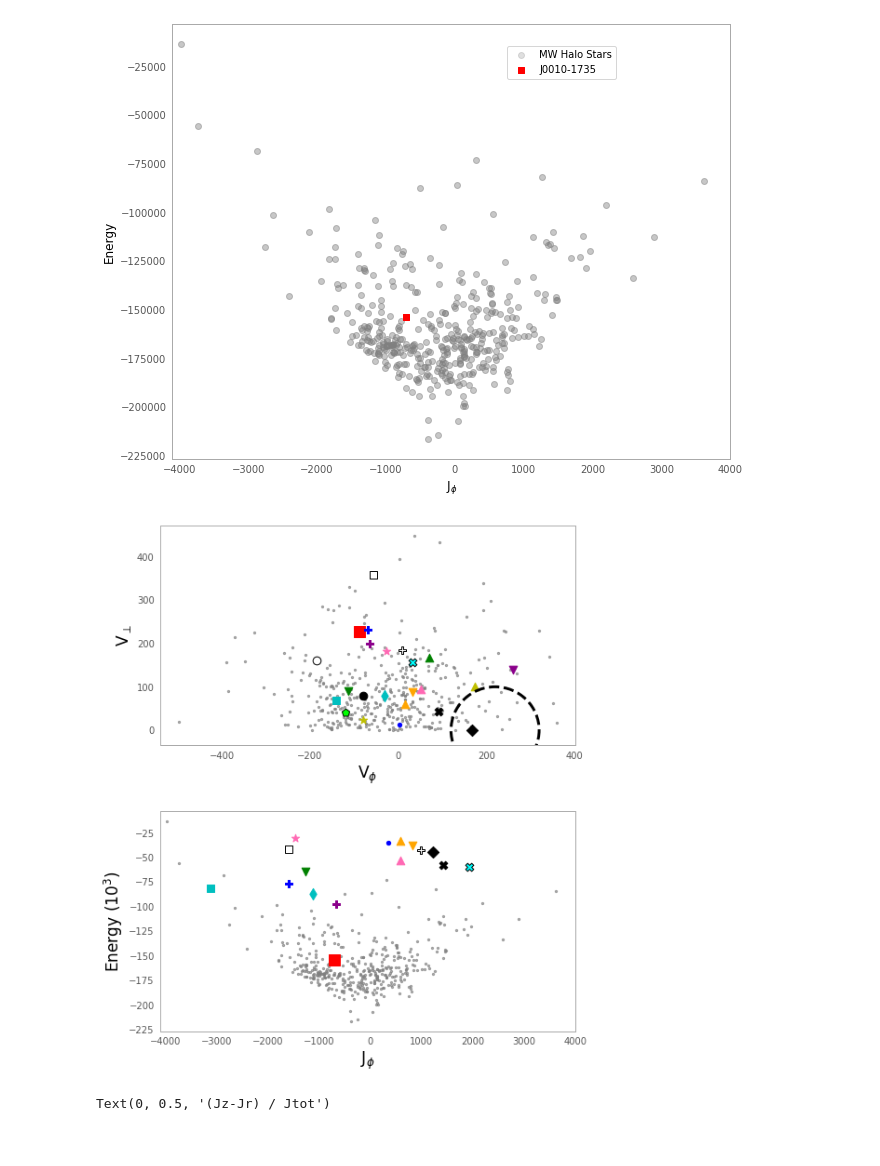
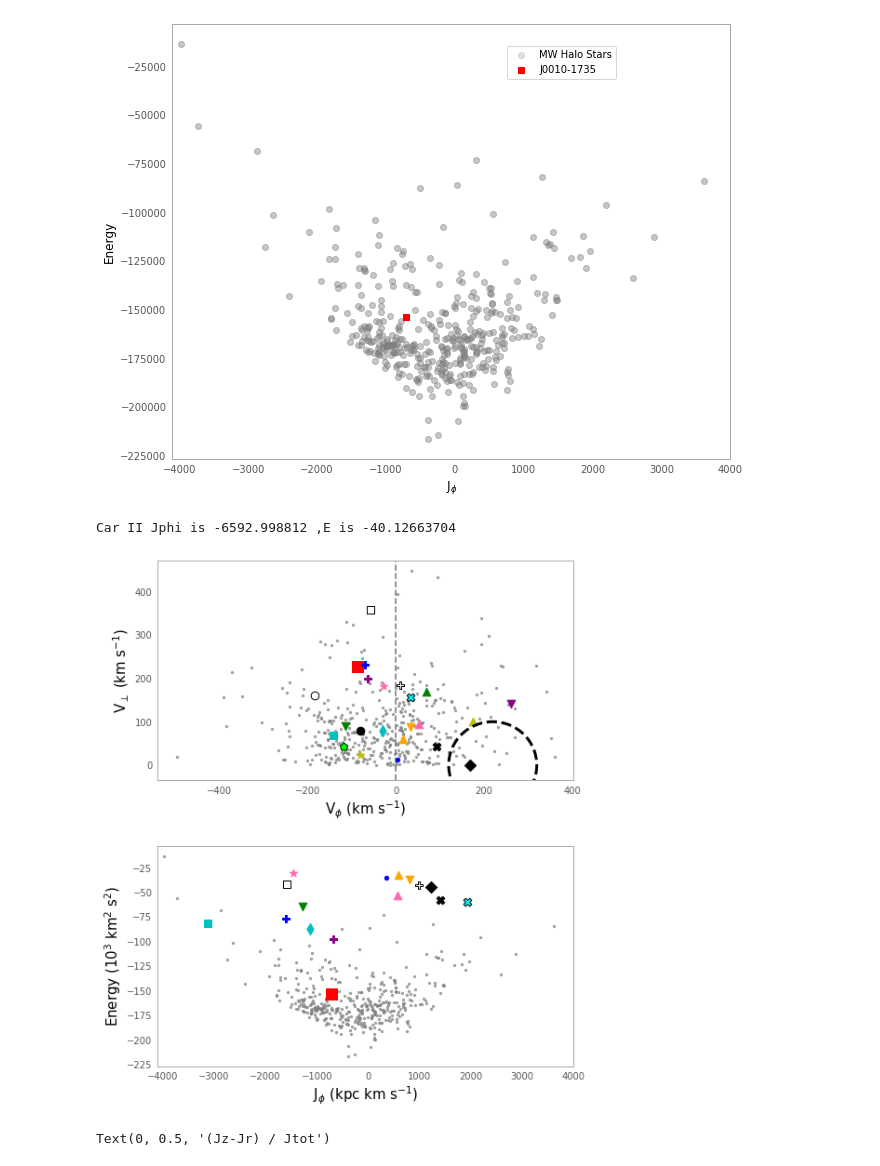
Before and after one commit to zoehackshaw/J0010-1735, a Jupyter notebook: Galactocentric Velocities.ipynb, the cells around one changed output. Saved outputs shown, nothing was run; the diff lists cells and outputs as text; code cells hidden in the pictures.

```diff
--- a/Galactocentric Velocities.ipynb
+++ b/Galactocentric Velocities.ipynb
@@ -384,10 +386,11 @@ axs[0].scatter(ufd['x'][19], ufdvxz[19], s=size, color='darkmagenta', marker='v'
 axs[0].scatter(ufd['x'][20], ufdvxz[20], s=size, color='darkmagenta', marker='P')
 axs[0].scatter(ufd['x'][21], ufdvxz[21], s=size, color='cyan', marker='X',edgecolors='black') #ursa minor
 axs[0].scatter(ufd['x'][22], ufdvxz[22], s=size, color='lime',marker='p',edgecolors='black') #ursa major
+axs[0].axvline(x=0,color='grey', linestyle='--',zorder=-1)
 axs[0].add_artist(circle)
 axs[0].grid(b=None)
-axs[0].set_xlabel(r"V$_{\phi}$",fontsize=17)
-axs[0].set_ylabel(r"V$_{\perp}$",fontsize=17)
+axs[0].set_xlabel(r"V$_{\phi}$ (km s$^{-1}$)",fontsize=15)
+axs[0].set_ylabel(r"V$_{\perp}$ (km s$^{-1}$)",fontsize=15)
 
 energy=data1['energy']/1000
 axs[1].scatter(data1['j_phi'], energy,color='grey',alpha=0.4,s=5,label='MW Halo Stars')
@@ -399,7 +402,8 @@ axs[1].scatter(ufd['x'][2],ufdvxz[2], s=size, color='black',marker='D')
 axs[1].scatter(ufd['x'][3], ufdvxz[3],  s=size,color='orange', marker='^')
 axs[1].scatter(ufd['x'][4], ufdvxz[4],  s=size,color='orange', marker='v')
 axs[1].scatter(ufd['x'][5], ufdvxz[5],  s=size,color='white', marker='P', edgecolors='black') #carina i
-axs[1].scatter(ufd['x'][6], ufdvxz[6],  s=size,color='white', edgecolors='black')
+axs[1].scatter(ufd['x'][6], ufdvxz[6],  s=size,color='white', edgecolors='black',zorder=3)
+print("Car II Jphi is", ufd['x'][6], ",E is", ufdvxz[6])
 axs[1].scatter(ufd['x'][7], ufdvxz[7],  s=size,color='white',marker='s', edgecolors='black')
 axs[1].scatter(ufd['x'][8], ufdvxz[8],  s=size,color='g',marker='v')
 axs[1].scatter(ufd['x'][9], ufdvxz[9],  s=size,color='green', marker='^')
@@ -418,8 +422,8 @@ axs[1].scatter(ufd['x'][21], ufdvxz[21], s=size, color='cyan', marker='X',edgeco
 axs[1].scatter(ufd['x'][22], ufdvxz[22], s=size, color='lime',marker='p',edgecolors='black') #ursa major
 axs[1].set_xlim(-4100,4000)
 axs[1].grid(b=None)
-axs[1].set_xlabel(r"J$_{\phi}$",fontsize=17)
-axs[1].set_ylabel(r"Energy ($10^{3}$)",fontsize=17)
+axs[1].set_xlabel(r"J$_{\phi}$ (kpc km s$^{-1}$)",fontsize=15)
+axs[1].set_ylabel(r"Energy ($10^{3}$ km$^{2}$ s$^{2}$)",fontsize=15)
 axs[1].ticklabel_format(useOffset=True)
 
 #data = np.genfromtxt("eccrperi.csv", delimiter=",", names=["a","y", "x"])
@@ -429,34 +433,35 @@ axs[1].ticklabel_format(useOffset=True)
 #axs[2].scatter(ufd['x'][1], ufd['y'][1], s=size, color='black',marker='X')
 #axs[2].scatter(ufd['x'][2], ufd['y'][2], s=size, color='black',marker='D')
 #axs[2].scatter(ufd['x'][3], ufd['y'][3],  s=size,color='orange', marker='^')
 #axs[2].scatter(ufd['x'][4], ufd['y'][4],  s=size,color='orange', marker='v')
 #axs[2].scatter(ufd['x'][5], ufd['y'][5],  s=size,color='white', marker='P', edgecolors='black') #carina i
 #axs[2].scatter(ufd['x'][6], ufd['y'][6],  s=size,color='white', edgecolors='black')
 #axs[2].scatter(ufd['x'][7], ufd['y'][7],  s=size,color='white',marker='s', edgecolors='black')
 #axs[2].scatter(ufd['x'][8], ufd['y'][8],  s=size,color='g',marker='v')
 #axs[2].scatter(ufd['x'][9], ufd['y'][9],  s=size,color='green', marker='^')
 #axs[2].scatter(ufd['x'][10], ufd['y'][10], s=size, color='black')
 #axs[2].scatter(ufd['x'][11], ufd['y'][11], s=size, color='y',marker='^')
 #axs[2].scatter(ufd['x'][12], ufd['y'][12], s=size, color='b',marker='.')
 #axs[2].scatter(ufd['x'][13], ufd['y'][13], s=size, color='hotpink', marker='*')
 #axs[2].scatter(ufd['x'][14], ufd['y'][14], s=size, color='y', marker='*')
 #axs[2].scatter(ufd['x'][15], ufd['y'][15], s=size, color='b',marker='P')
 #axs[2].scatter(ufd['x'][16], ufd['y'][16], s=size, color='hotpink', marker='^') #sculptor
 #axs[2].scatter(ufd['x'][17], ufd['y'][17], s=size, color='c',marker='s')
 #axs[2].scatter(ufd['x'][18], ufd['y'][18], s=size, color='c', marker='d')
 #axs[2].scatter(ufd['x'][19], ufd['y'][19], s=size, color='darkmagenta', marker='v')
 #axs[2].scatter(ufd['x'][20], ufd['y'][20], s=size, color='darkmagenta', marker='P')
 #axs[2].scatter(ufd['x'][21], ufd['y'][21], s=size, color='cyan', marker='X',edgecolors='black')
 #axs[2].scatter(ufd['x'][22], ufd['y'][22], s=size, color='lime',marker='p',edgecolors='black') #ursa major
 #axs[2].set_xlim(-10,150)
 #axs[2].grid(b=None)
 #axs[2].set_xlabel(r"R$_{peri}$",fontsize=17)
 #axs[2].set_ylabel(r"Ecc",fontsize=17)
 #axs[2].ticklabel_format(useOffset=True)
 
 fig.savefig('actiontoomresubplot.png', dpi=300,bbox_inches='tight')
 # %% [output]
+Car II Jphi is -6592.998812 ,E is -40.12663704
-[figure, old version]
+[figure, new version]
 # %%
 #Action Diagram (figure 7 in https://arxiv.org/pdf/2012.13808.pdf)
 data = np.genfromtxt("jr_jz.csv", delimiter=",", names=["name","j_r","j_z"])
```
Also changed, not shown: parts of 1 cell of this notebook.
